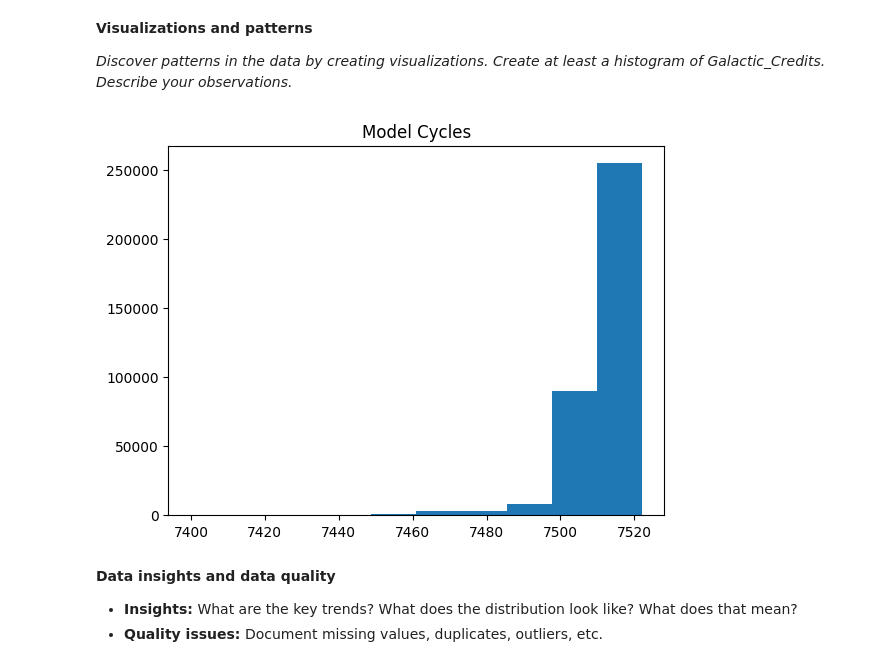
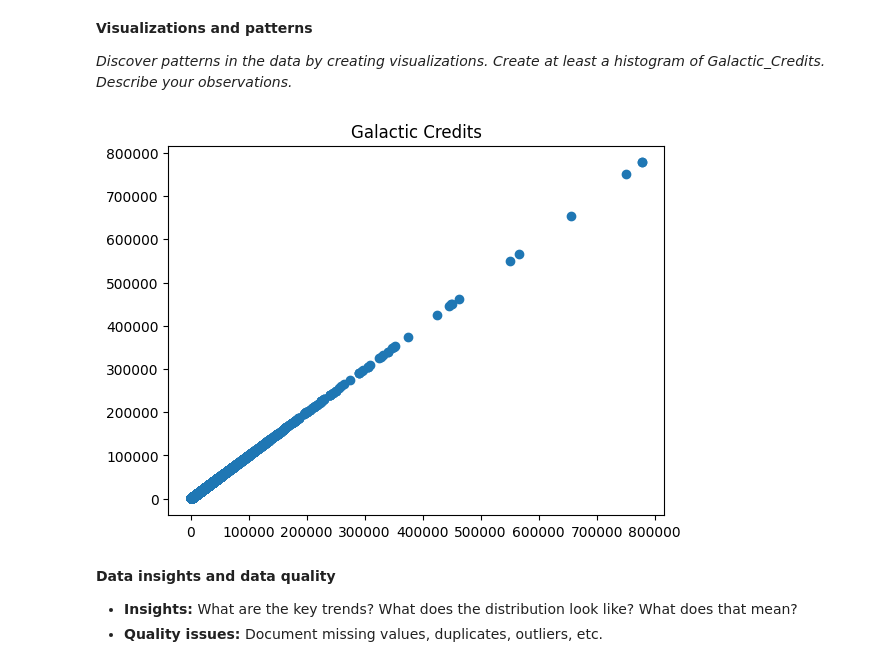
Before and after one commit to iuliabac/0329---Assignment, a Jupyter notebook: assignment_template_it1.ipynb, the cells around one changed output. Drawn from its saved outputs; the diff is of its cells as text; code cells hidden in the pictures.

```diff
--- a/assignment_template_it1.ipynb
+++ b/assignment_template_it1.ipynb
@@ -90,11 +105,11 @@ df.info() # Reciving information about the dataframe provided.
 *Discover patterns in the data by creating visualizations. Create at least a histogram of Galactic_Credits. Describe your observations.*
 # %%
 # CODE CELL: Generate visualizations (e.g., scatter plots, histograms)
-plt.hist(x=df['Model_Cycle'])
-plt.title('Model Cycles')
+plt.scatter(x=df['Galactic_Credits'], y=df['Galactic_Credits'])
+plt.title('Galactic Credits')
 plt.show()
 # %% [output]
-[figure, old version]
+[figure, new version]
 # %% [markdown]
 **Data insights and data quality**
 * **Insights:** What are the key trends? What does the distribution look like? What does that mean?
```
Also changed, not shown: parts of 4 cells of this notebook.
